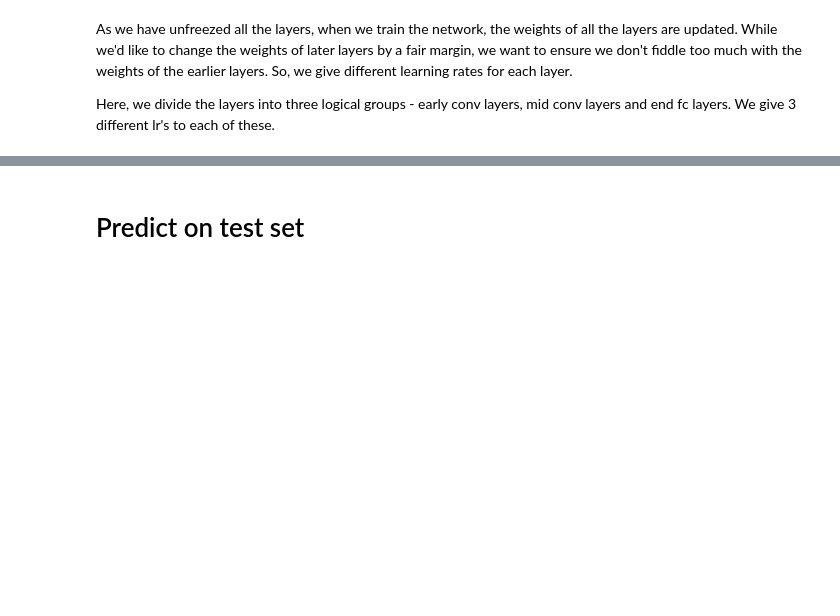
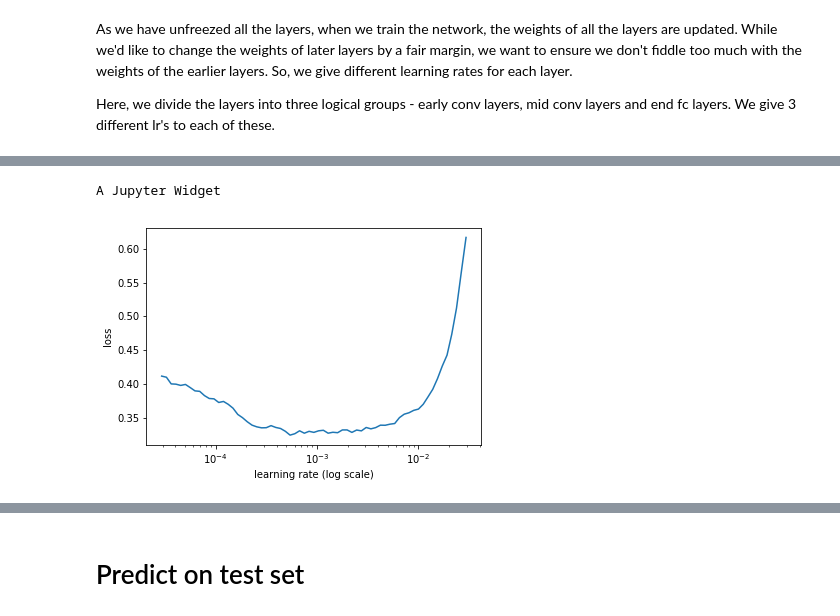
Before and after one commit to binga/fastai_notes, a Jupyter notebook: competitions/dogbreeds/DogBreeds.ipynb, the cells around one changed output, grey strips where cells are left out. Cells and saved outputs as stored; diff of their text form; code cells hidden in the pictures; blank space fills up the shorter version.

```diff
--- a/competitions/dogbreeds/DogBreeds.ipynb
+++ b/competitions/dogbreeds/DogBreeds.ipynb
@@ -42,3 +63,5 @@ A Jupyter Widget
+# %%
+learn.precompute = False
 # %%
 learn.fit(0.01, 3, cycle_len=1)
 # %% [output]
@@ -70,0 +103,6 @@ A Jupyter Widget
+# %%
+lrf=learn.lr_find()
+learn.sched.plot()
+# %% [output]
+A Jupyter Widget
+[figure, added]
```
Also changed, not shown: parts of 10 cells of this notebook.
